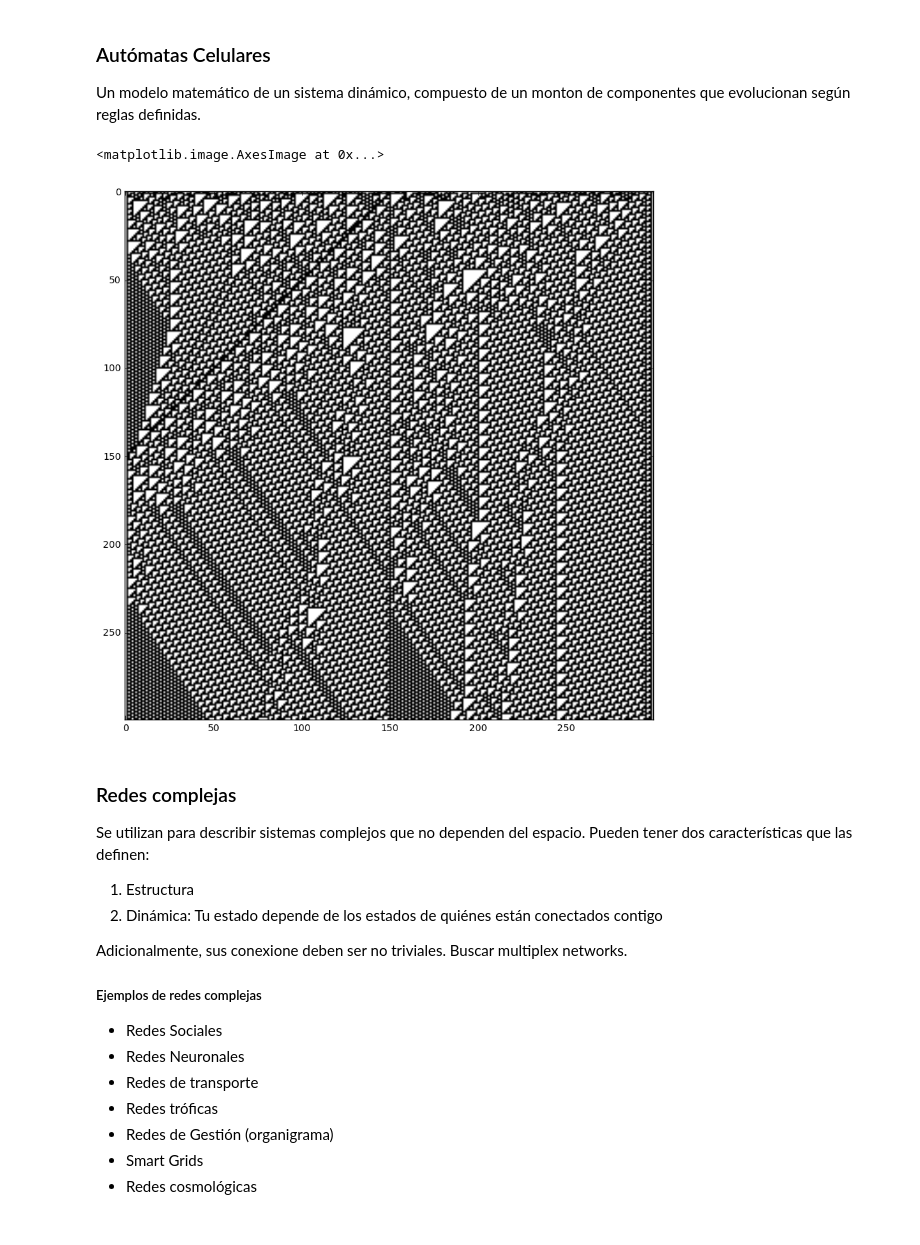
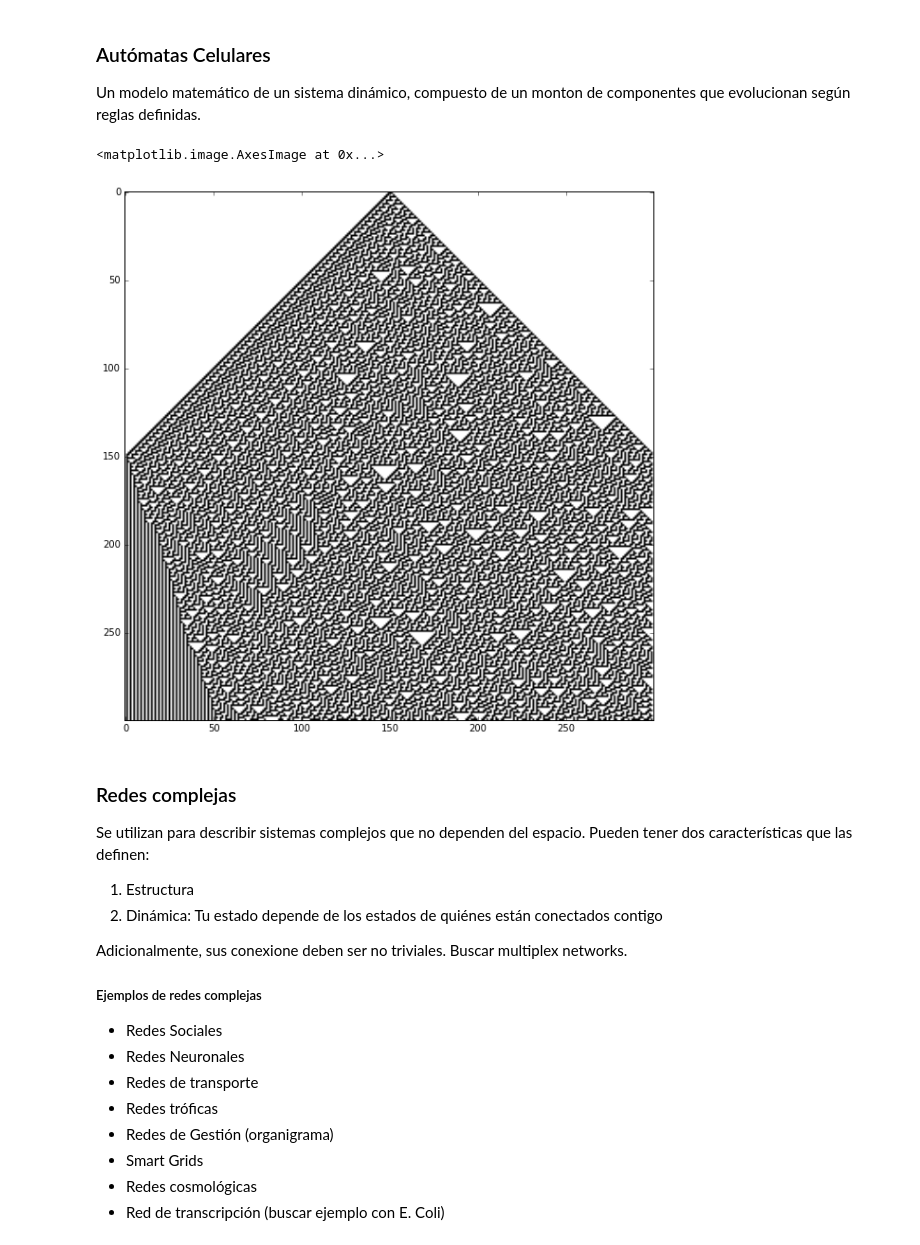
Before and after one commit to jpalma-espinosa/complex-systems-course, a Jupyter notebook: ntbk/Apuntes Taller de Sistemas Complejos.ipynb, the cells around one changed output. Cells and saved outputs as stored; diff of their text form; code cells hidden in the pictures.

```diff
--- a/ntbk/Apuntes Taller de Sistemas Complejos.ipynb
+++ b/ntbk/Apuntes Taller de Sistemas Complejos.ipynb
@@ -26,34 +26,34 @@ Un modelo matemático de un sistema dinámico, compuesto de un monton de compone
 # %%
 %matplotlib inline
 import numpy as np
 import matplotlib.pyplot as plt
 
 '''
 Modelamiento basado en https://github.com/AunSiro/Automatas_Celulares
 Es interesantísimo notar que la regla 110 de AC es Turing-Completa
 https://en.wikipedia.org/wiki/Rule_110
 https://vonneumannmachine.wordpress.com/2013/12/04/la-regla-110/
 '''
 
 dim = 300
-#universe = np.zeros([dim,dim], dtype=int)
-universe[0,:] = np.random.randint(2, size = dim) #Usar con regla 184 y 110
+universe = np.zeros([dim,dim], dtype=int)
+#universe[0,:] = np.random.randint(2, size = dim) #Usar con regla 184 y 110
 universe[0,dim//2] = 1                           #Usar con regla 30 y 110
 for line in range(1,dim):
     for cell in range(1,dim-1):
         parents = (4 * universe[line-1, cell - 1] +
                    2 * universe[line-1, cell] +
                    1 * universe[line-1, cell + 1])
-#        if parents in (1,2,3,4):   #Regla 30 : caos desde reglas simplérrimas, morfogénesis genética
-        if parents in (1,2,3,5,6): #Regla 110 : Demostrada Turing-completa (WTFFF!!!!)
+        if parents in (1,2,3,4):   #Regla 30 : caos desde reglas simplérrimas, morfogénesis genética
+#        if parents in (1,2,3,5,6): #Regla 110 : Demostrada Turing-completa (WTFFF!!!!)
 #        if parents in (3,4,5,7):   #Regla 184: Simula tráfico, partículas y otras cosas (?!?!?)
             universe[line, cell] = 1
 
 plt.figure(figsize=(10,10))
 plt.imshow(universe, cmap='Greys')
 # %% [output]
 <matplotlib.image.AxesImage at 0x...>
-[figure, old version]
+[figure, new version]
 # %% [markdown]
 
 ### Redes complejas
@@ -72,6 +72,7 @@ Buscar multiplex networks.
 * Redes de Gestión (organigrama)
 * Smart Grids
 * Redes cosmológicas
+* Red de transcripción (buscar ejemplo con E. Coli)
 # %%
 '''
 Usando el paquete networkx.
```
Also changed, not shown: parts of 4 cells of this notebook.
